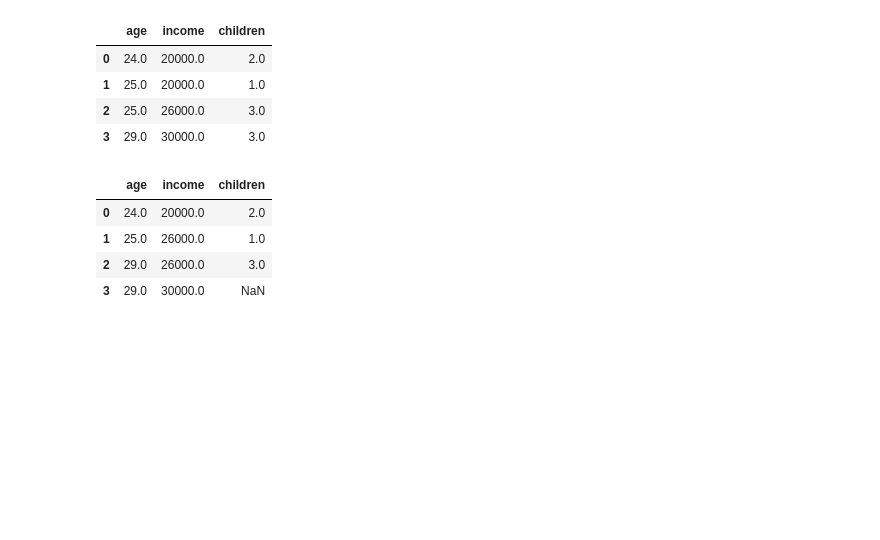
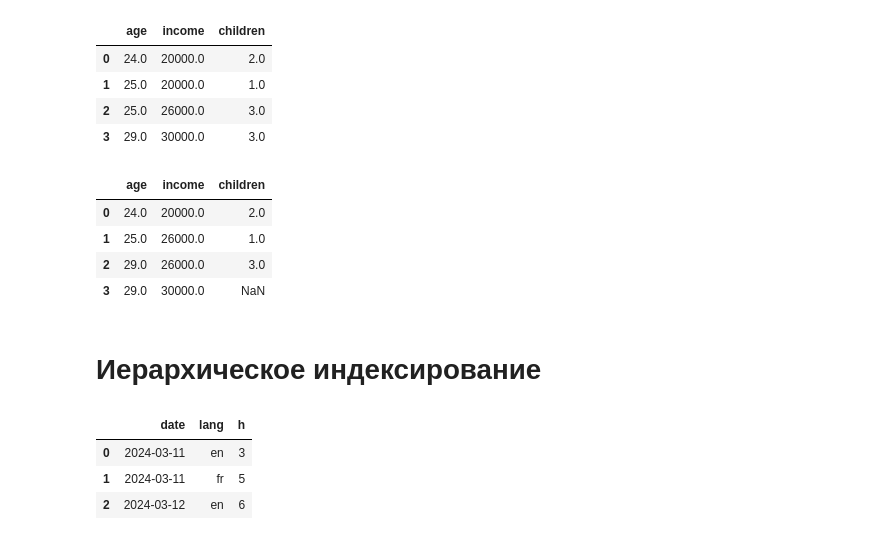
Before and after one commit to ArmanVasilovich/python_spbu, a Jupyter notebook: October-28/October-28-Pandas.ipynb, the cells around one changed output. Drawn from its saved outputs; the diff is of its cells as text; code cells hidden in the pictures; blank space fills up the shorter version.

```diff
--- a/October-28/October-28-Pandas.ipynb
+++ b/October-28/October-28-Pandas.ipynb
@@ -674,3 +674,21 @@ ages.fillna(method = 'bfill')
 | 1 | 25.0 | 26000.0 | 1.0 |
 | 2 | 29.0 | 26000.0 | 3.0 |
 | 3 | 29.0 | 30000.0 | NaN |
+# %% [markdown]
+# Иерархическое индексирование
+# %%
+df = pd.DataFrame([['2024-03-11', 'en', 3],
+                  ['2024-03-11', 'fr', 5],
+                  ['2024-03-12', 'en', 6],
+                  ['2024-03-13', 'fr', 1],
+                  ['2024-03-13', 'en', 2],
+                  ['2024-03-16', 'fr', 4],
+                  ['2024-03-17', 'en', 3]],
+                  columns = ['date', 'lang', 'h'])
+# %%
+df.head(3)
+# %% [output]
+|  | date | lang | h |
+| 0 | 2024-03-11 | en | 3 |
+| 1 | 2024-03-11 | fr | 5 |
+| 2 | 2024-03-12 | en | 6 |
```
